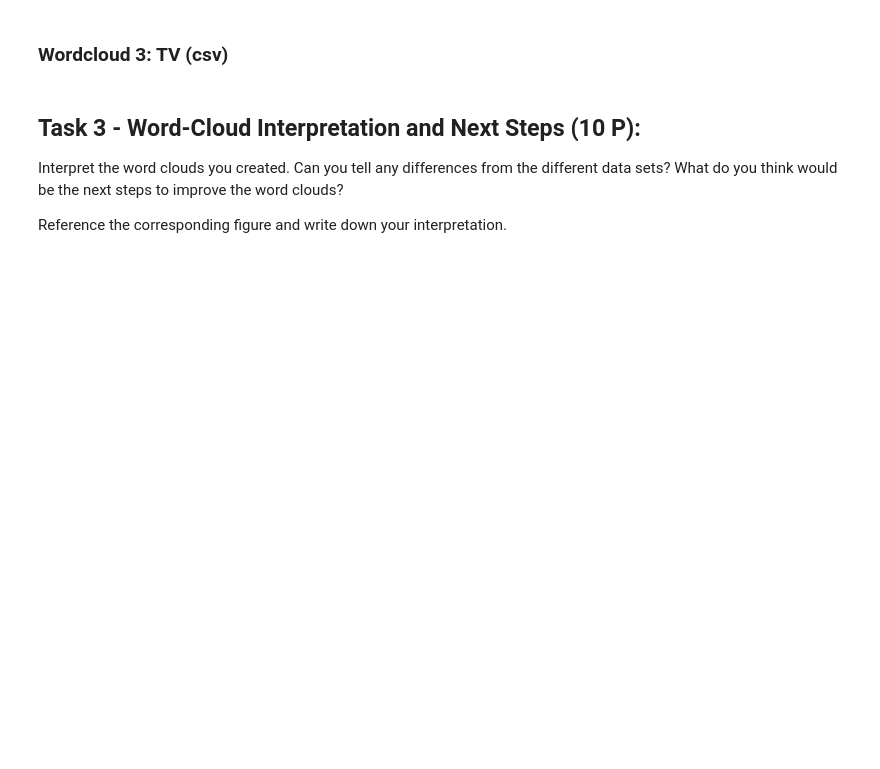
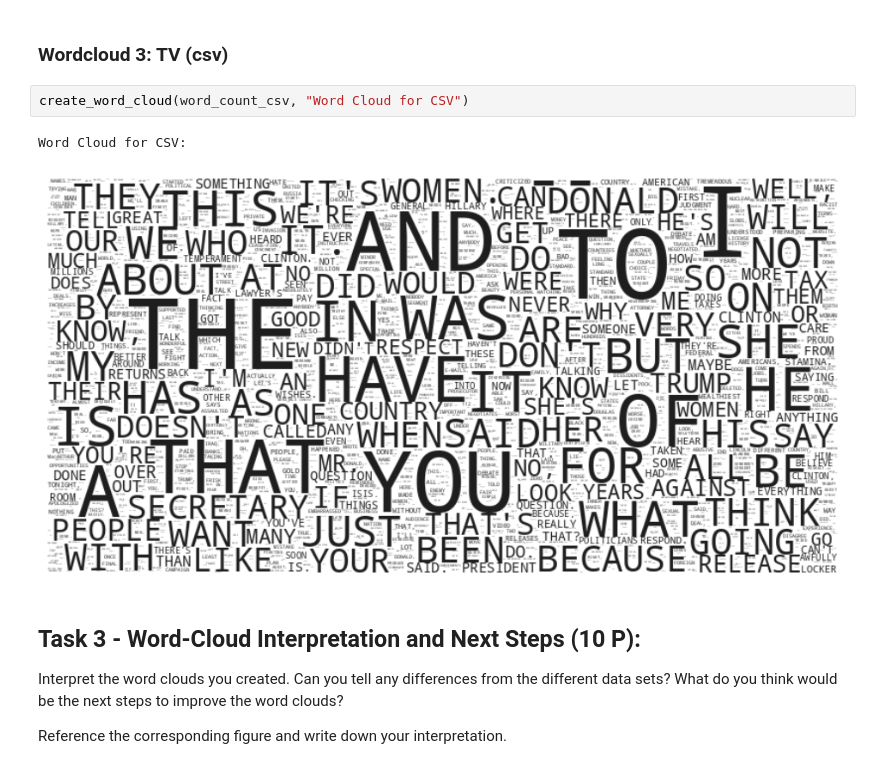
Before and after one commit to janabi725/Natural-Language-Processing-, a Jupyter notebook: ex01.ipynb, the cells around one changed output. Cells and saved outputs as stored; diff of their text form; blank space fills up the shorter version.

```diff
--- a/ex01.ipynb
+++ b/ex01.ipynb
@@ -280,5 +416,10 @@ Lorem ipsum:
 # %% [markdown]
 ### Wordcloud 3: TV (csv)
+# %%
+create_word_cloud(word_count_csv, "Word Cloud for CSV")
+# %% [output]
+Word Cloud for CSV:
+[figure, added]
 # %% [markdown]
 ## Task 3 - Word-Cloud Interpretation and Next Steps (10 P):
 
```
Also changed, not shown: parts of 18 cells of this notebook, 1 other file.
